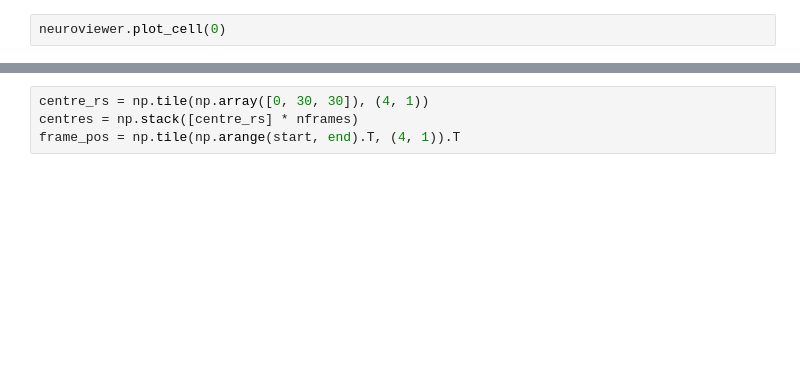
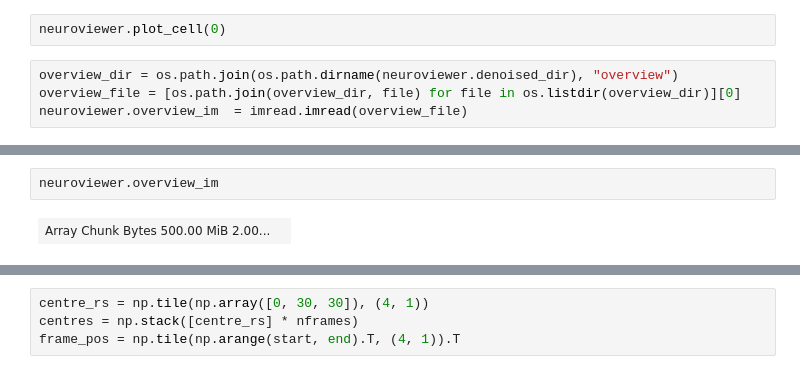
Before and after one commit to pnm4sfix/LightsheetAnalysis, a Jupyter notebook: NeuroViewer.ipynb, the cells around one changed output, grey strips where cells are left out. Saved outputs shown, nothing was run; the diff lists cells and outputs as text; blank space fills up the shorter version.

```diff
--- a/NeuroViewer.ipynb
+++ b/NeuroViewer.ipynb
@@ -399,2 +425,6 @@ loading dask images
 # %%
 neuroviewer.plot_cell(0)
+# %%
+overview_dir = os.path.join(os.path.dirname(neuroviewer.denoised_dir), "overview")
+overview_file = [os.path.join(overview_dir, file) for file in os.listdir(overview_dir)][0]
+neuroviewer.overview_im  = imread.imread(overview_file)
@@ -400,0 +463,4 @@ neuroviewer.plot_cell(0)
+# %%
+neuroviewer.overview_im
+# %% [output]
+| Array Chunk Bytes 500.00 MiB 2.00... |  |
```
Also changed, not shown: parts of 63 cells of this notebook.
